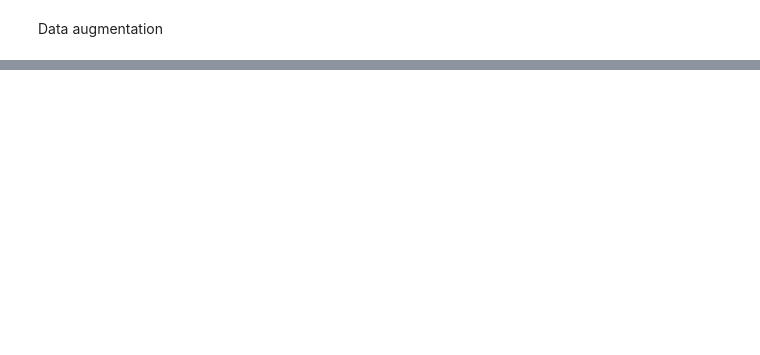
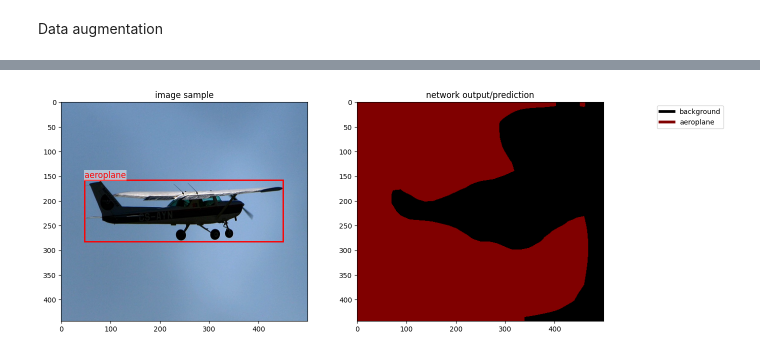
Before and after one commit to tofuuuuuuu/cs484-final-project, a Jupyter notebook: wsss.ipynb, the cells around one changed output, grey strips where cells are left out. Cells and saved outputs as stored; diff of their text form; code cells hidden in the pictures; blank space fills up the shorter version.

```diff
--- a/wsss.ipynb
+++ b/wsss.ipynb
@@ -473,6 +729,8 @@ run_training(test_net, num_epochs=10, loader=test_loader)
 # %%
 # Test test model on sample image
-show_training_results(test_net, index=sample_index, imageset=dataset)
+show_training_results(test_net, index=7, imageset=dataset)
+# %% [output]
+[figure, added]
 # %%
 big_net = copy.deepcopy(untrained_net).to(device)
 run_training(big_net, num_epochs=10, loader=train_loader)
```
Also changed, not shown: parts of 18 cells of this notebook.
